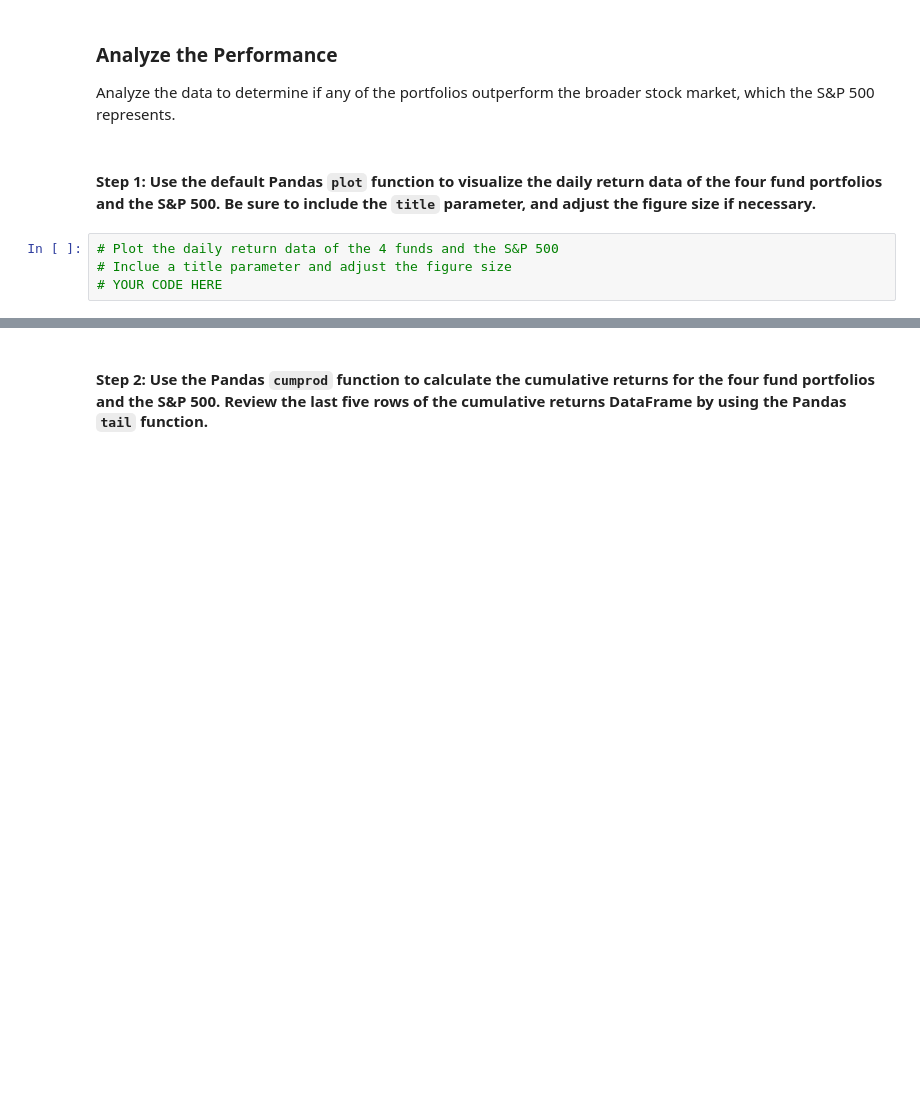
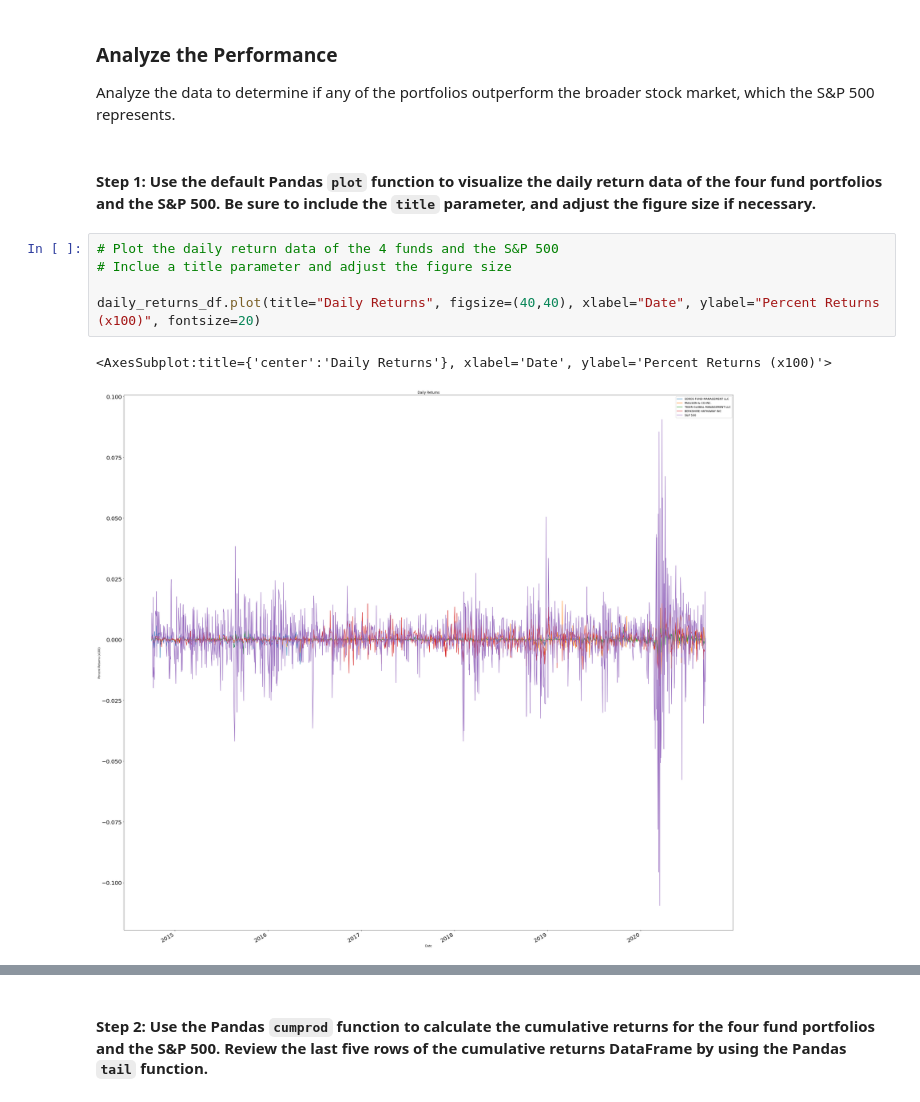
Before and after one commit to ccharafeddine/Module_4_Challenge, a Jupyter notebook: risk_return_analysis.ipynb, the cells around one changed output, grey strips where cells are left out. Drawn from its saved outputs; the diff is of its cells as text; blank space fills up the shorter version.

```diff
--- a/risk_return_analysis.ipynb
+++ b/risk_return_analysis.ipynb
@@ -167,4 +167,8 @@ Analyze the data to determine if any of the portfolios outperform the broader st
 # %%
 # Plot the daily return data of the 4 funds and the S&P 500
 # Inclue a title parameter and adjust the figure size
-# YOUR CODE HERE
+
+daily_returns_df.plot(title="Daily Returns", figsize=(40,40), xlabel="Date", ylabel="Percent Returns (x100)", fontsize=20)
+# %% [output]
+<AxesSubplot:title={'center':'Daily Returns'}, xlabel='Date', ylabel='Percent Returns (x100)'>
+[figure, added]
```
Also changed, not shown: parts of 4 cells of this notebook.
